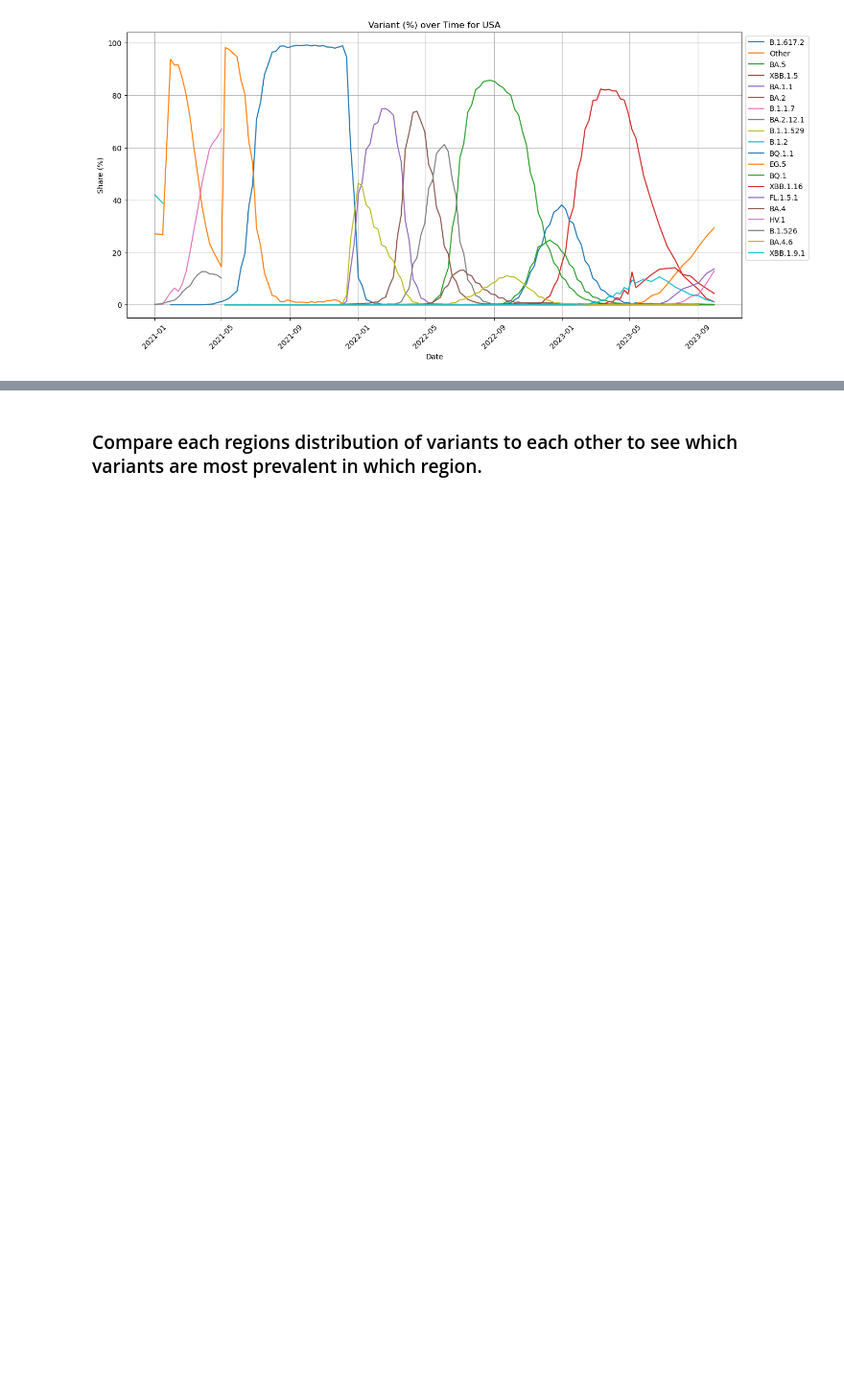
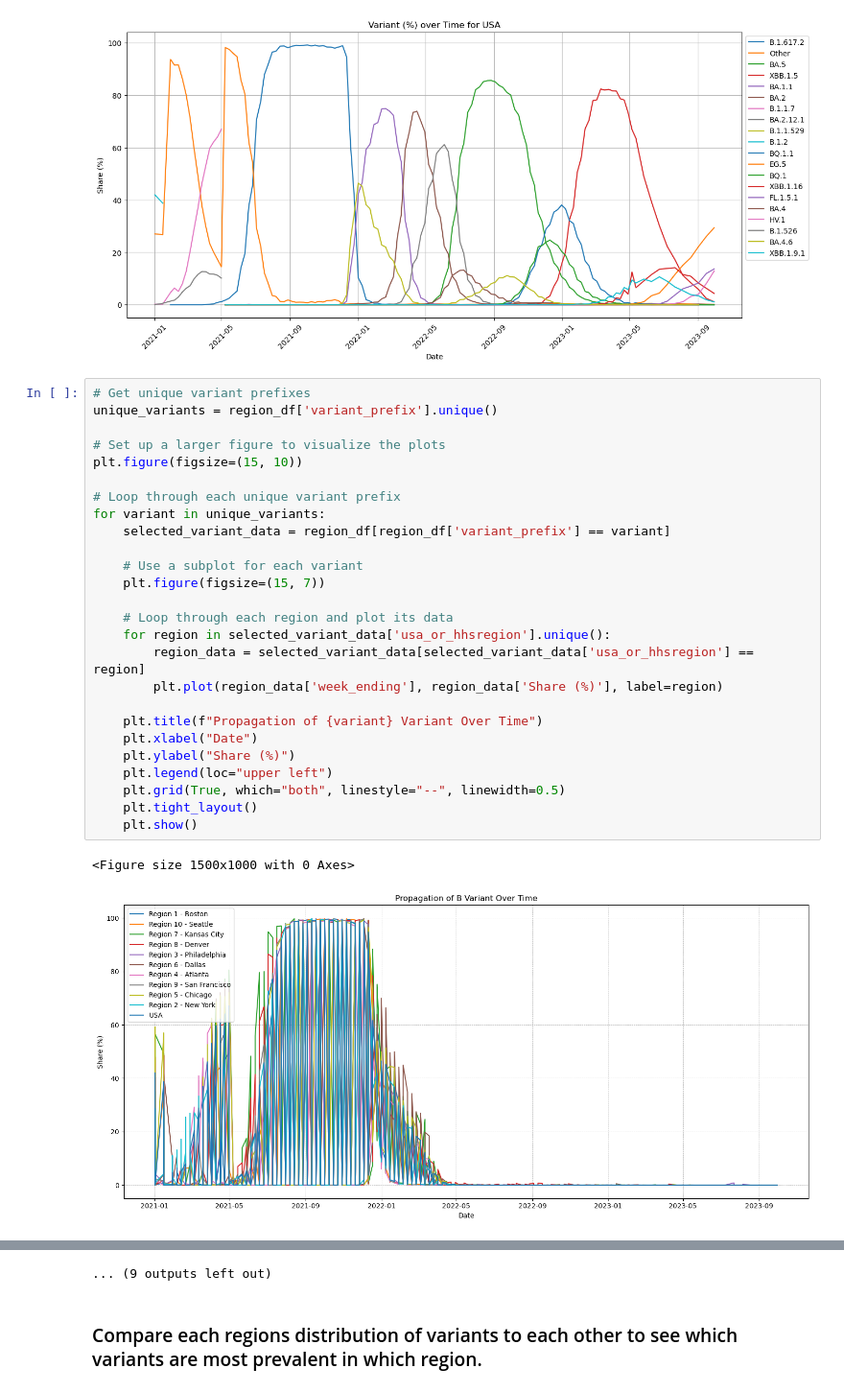
Before and after one commit to mcmonte95/Covid-Variant-Exploration-Project, a Jupyter notebook: main.ipynb, the cells around one changed output, grey strips where cells are left out. Shown at 96% size. Drawn from its saved outputs; the diff is of its cells as text; blank space fills up the shorter version.

```diff
--- a/main.ipynb
+++ b/main.ipynb
@@ -150,3 +150,32 @@ plt.grid(True)
 plt.show()
 # %% [output]
 [figure]
+# %%
+# Get unique variant prefixes
+unique_variants = region_df['variant_prefix'].unique()
+
+# Set up a larger figure to visualize the plots
+plt.figure(figsize=(15, 10))
+
+# Loop through each unique variant prefix
+for variant in unique_variants:
+    selected_variant_data = region_df[region_df['variant_prefix'] == variant]
+
+    # Use a subplot for each variant
+    plt.figure(figsize=(15, 7))
+
+    # Loop through each region and plot its data
+    for region in selected_variant_data['usa_or_hhsregion'].unique():
+        region_data = selected_variant_data[selected_variant_data['usa_or_hhsregion'] == region]
+        plt.plot(region_data['week_ending'], region_data['Share (%)'], label=region)
+
+    plt.title(f"Propagation of {variant} Variant Over Time")
+    plt.xlabel("Date")
+    plt.ylabel("Share (%)")
+    plt.legend(loc="upper left")
+    plt.grid(True, which="both", linestyle="--", linewidth=0.5)
+    plt.tight_layout()
+    plt.show()
+# %% [output]
+<Figure size 1500x1000 with 0 Axes>
+[figure, added]
@@ -153,3 +192,4 @@ plt.show()
+... (9 outputs left out)
 # %% [markdown]
 ### Compare each regions distribution of variants to each other to see which variants are most prevalent in which region.
 # %%
```
Also changed, not shown: parts of 4 cells of this notebook.
